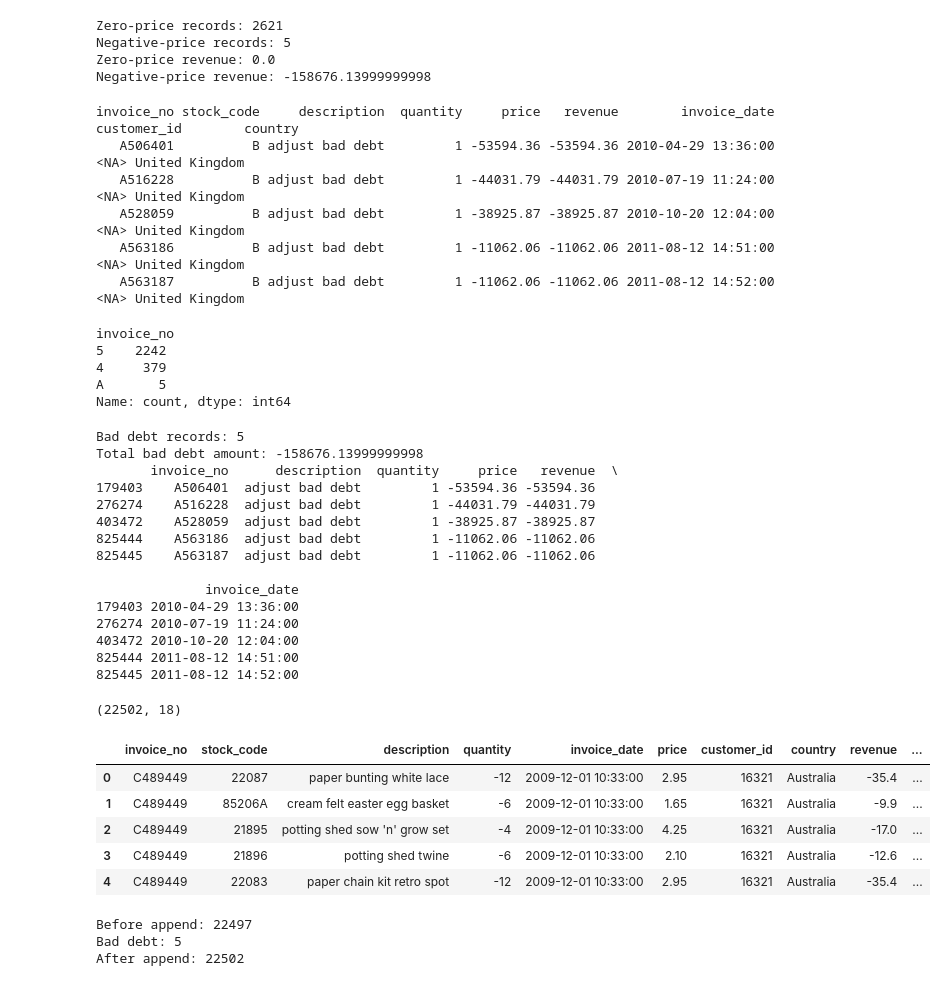
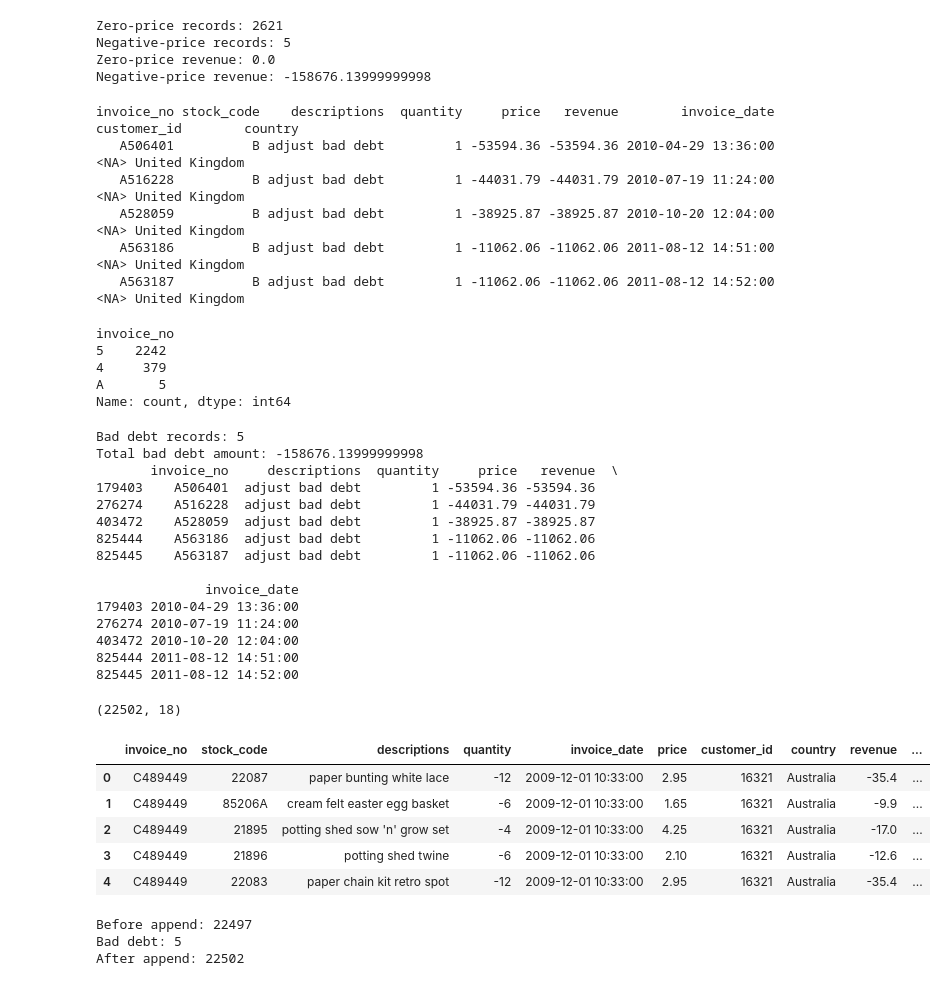
Before and after one commit to Adekurp/Online-Retail-Analysis, a Jupyter notebook: Notebooks/Main.ipynb, the cells around one changed output. Cells and saved outputs as stored; diff of their text form; code cells hidden in the pictures.

```diff
--- a/Notebooks/Main.ipynb
+++ b/Notebooks/Main.ipynb
@@ -135,8 +135,9 @@ df = df.rename(columns={
     "invoice": "invoice_no",
     "stockcode": "stock_code",
     "invoicedate": "invoice_date",
-    "unitprice": "unit_price",
-    "customerid": "customer_id"
+    "unitprice": "price",
+    "customerid": "customer_id",
+    "description": "descriptions"
 })
 # %%
 display(df.dtypes.to_frame())
@@ -169,7 +170,7 @@ df["invoice_date"] = pd.to_datetime(
 df["invoice_no"] = df["invoice_no"].astype("string")
 df["stock_code"] = df["stock_code"].astype("string")
 df["country"] = df["country"].astype("string")
-df["description"] = df["description"].astype("string").str.strip().str.lower()
+df["descriptions"] = df["descriptions"].astype("string").str.strip().str.lower()
 
 
 #strip all string/object column
@@ -422,7 +423,7 @@ print(
         [
             "invoice_no",
             "stock_code",
-            "description",
+            "descriptions",
             "quantity",
             "price",
             "revenue",
@@ -433,7 +434,7 @@ print(
     ].head(20).to_string(index=False)
 )
 # %% [output]
-invoice_no stock_code     description  quantity     price   revenue        invoice_date customer_id        country
+invoice_no stock_code    descriptions  quantity     price   revenue        invoice_date customer_id        country
    A506401          B adjust bad debt         1 -53594.36 -53594.36 2010-04-29 13:36:00        <NA> United Kingdom
    A516228          B adjust bad debt         1 -44031.79 -44031.79 2010-07-19 11:24:00        <NA> United Kingdom
    A528059          B adjust bad debt         1 -38925.87 -38925.87 2010-10-20 12:04:00        <NA> United Kingdom
@@ -454,7 +455,7 @@ A       5
 Name: count, dtype: int64
 # %%
 bad_debt = unclassified[
-    unclassified["description"]
+    unclassified["descriptions"]
     .str.contains("adjust bad debt", case=False, na=False)
 ].copy()
 
@@ -463,14 +464,14 @@ print("Total bad debt amount:", bad_debt["revenue"].sum())
 
 print(
     bad_debt[
-        ["invoice_no", "description", "quantity",
+        ["invoice_no", "descriptions", "quantity",
          "price", "revenue", "invoice_date"]
     ].head(20)
 )
 # %% [output]
 Bad debt records: 5
 Total bad debt amount: -158676.13999999998
-       invoice_no      description  quantity     price   revenue  \
+       invoice_no     descriptions  quantity     price   revenue  \
 179403    A506401  adjust bad debt         1 -53594.36 -53594.36
 276274    A516228  adjust bad debt         1 -44031.79 -44031.79
 403472    A528059  adjust bad debt         1 -38925.87 -38925.87
@@ -486,7 +487,7 @@ Total bad debt amount: -158676.13999999998
 # %%
 # Identify bad-debt records
 bad_debt = unclassified[
-    unclassified["description"]
+    unclassified["descriptions"]
     .str.contains("adjust bad debt", case=False, na=False)
 ].copy()
 
@@ -495,34 +496,34 @@ fact_adjustments = fact_adjustments.copy()
 
 fact_adjustments["adjustment_type"] = "Other Adjustment"
 
 fact_adjustments.loc[
     fact_adjustments["is_cancelled"],
     "adjustment_type"
 ] = "Cancellation"
 
 fact_adjustments.loc[
     fact_adjustments["is_negative_quantity"] &
     (~fact_adjustments["is_cancelled"]),
     "adjustment_type"
 ] = "Return / Negative Quantity"
 
 # Label bad debt records
 bad_debt["adjustment_type"] = "Bad Debt"
 bad_debt["is_financial_adjustment"] = (
     bad_debt["revenue"].lt(0) &
     bad_debt["invoice_date"].notna()
 )
 
 # Append bad debt to adjustments
 fact_adjustments = pd.concat(
     [fact_adjustments, bad_debt],
     ignore_index=True
 )
 print(fact_adjustments.shape)
 fact_adjustments.head(5)
 # %% [output]
 (22502, 18)
-|  | invoice_no | stock_code | description | quantity | invoice_date | price | customer_id | country | revenue | ... |
+|  | invoice_no | stock_code | descriptions | quantity | invoice_date | price | customer_id | country | revenue | ... |
 | 0 | C489449 | 22087 | paper bunting white lace | -12 | 2009-12-01 10:33:00 | 2.95 | 16321 | Australia | -35.4 | ... |
 | 1 | C489449 | 85206A | cream felt easter egg basket | -6 | 2009-12-01 10:33:00 | 1.65 | 16321 | Australia | -9.9 | ... |
 | 2 | C489449 | 21895 | potting shed sow 'n' grow set | -4 | 2009-12-01 10:33:00 | 4.25 | 16321 | Australia | -17.0 | ... |
```
Also changed, not shown: parts of 23 cells of this notebook, 8 other files.
